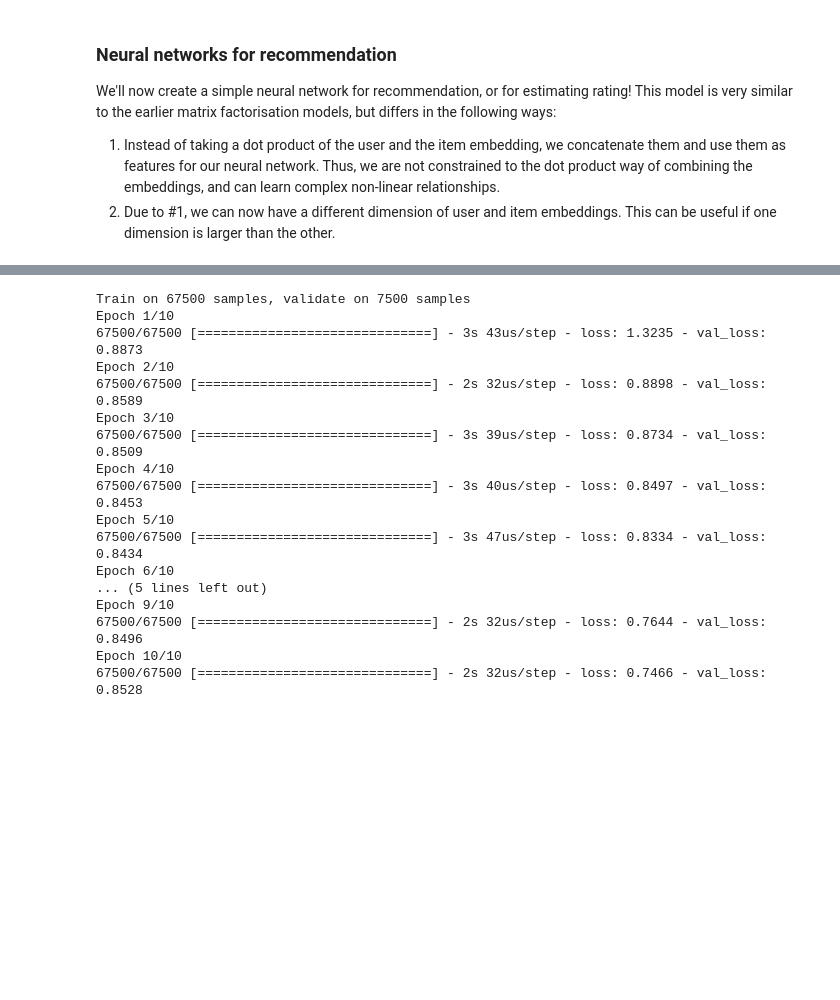
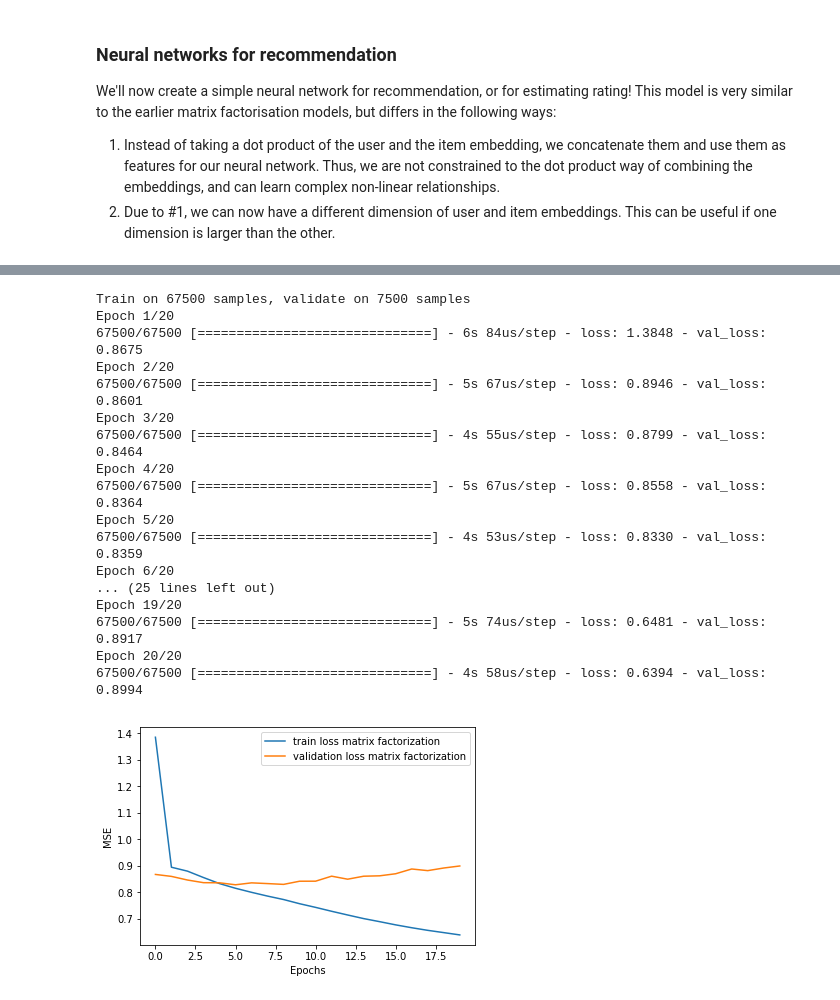
Before and after one commit to jjlbrown/RecommendationEngine, a Jupyter notebook: recommendation_part2_keras.ipynb, the cells around one changed output, grey strips where cells are left out. Cells and saved outputs as stored; diff of their text form; code cells hidden in the pictures; blank space fills up the shorter version.

```diff
--- a/recommendation_part2_keras.ipynb
+++ b/recommendation_part2_keras.ipynb
@@ -346,24 +280,34 @@ SVG(model_to_dot(model, show_shapes=True).create(prog='dot', format='svg'))
 # %%
 history = model.fit([ratings_train["user_id"], ratings_train["movie_id"]],
                     ratings_train["rating"],
-                    batch_size=64, epochs=10,
+                    batch_size=64, epochs=20,
                     validation_split=0.1,
                     shuffle=True)
 # %% [output]
 Train on 67500 samples, validate on 7500 samples
-Epoch 1/10
-67500/67500 [==============================] - 3s 43us/step - loss: 1.3235 - val_loss: 0.8873
-Epoch 2/10
-67500/67500 [==============================] - 2s 32us/step - loss: 0.8898 - val_loss: 0.8589
-Epoch 3/10
-67500/67500 [==============================] - 3s 39us/step - loss: 0.8734 - val_loss: 0.8509
-Epoch 4/10
-67500/67500 [==============================] - 3s 40us/step - loss: 0.8497 - val_loss: 0.8453
-Epoch 5/10
-67500/67500 [==============================] - 3s 47us/step - loss: 0.8334 - val_loss: 0.8434
-Epoch 6/10
-... (5 lines left out)
-Epoch 9/10
-67500/67500 [==============================] - 2s 32us/step - loss: 0.7644 - val_loss: 0.8496
-Epoch 10/10
-67500/67500 [==============================] - 2s 32us/step - loss: 0.7466 - val_loss: 0.8528
+Epoch 1/20
+67500/67500 [==============================] - 6s 84us/step - loss: 1.3848 - val_loss: 0.8675
+Epoch 2/20
+67500/67500 [==============================] - 5s 67us/step - loss: 0.8946 - val_loss: 0.8601
+Epoch 3/20
+67500/67500 [==============================] - 4s 55us/step - loss: 0.8799 - val_loss: 0.8464
+Epoch 4/20
+67500/67500 [==============================] - 5s 67us/step - loss: 0.8558 - val_loss: 0.8364
+Epoch 5/20
+67500/67500 [==============================] - 4s 53us/step - loss: 0.8330 - val_loss: 0.8359
+Epoch 6/20
+... (25 lines left out)
+Epoch 19/20
+67500/67500 [==============================] - 5s 74us/step - loss: 0.6481 - val_loss: 0.8917
+Epoch 20/20
+67500/67500 [==============================] - 4s 58us/step - loss: 0.6394 - val_loss: 0.8994
+# %%
+plt.figure()
+plt.plot(history.history["loss"], label="train loss matrix factorization")
+plt.plot(history.history["val_loss"], label="validation loss matrix factorization")
+plt.xlabel("Epochs")
+plt.ylabel("MSE")
+plt.legend()
+plt.show()
+# %% [output]
+[figure, added]
```
Also changed, not shown: parts of 15 cells of this notebook.
